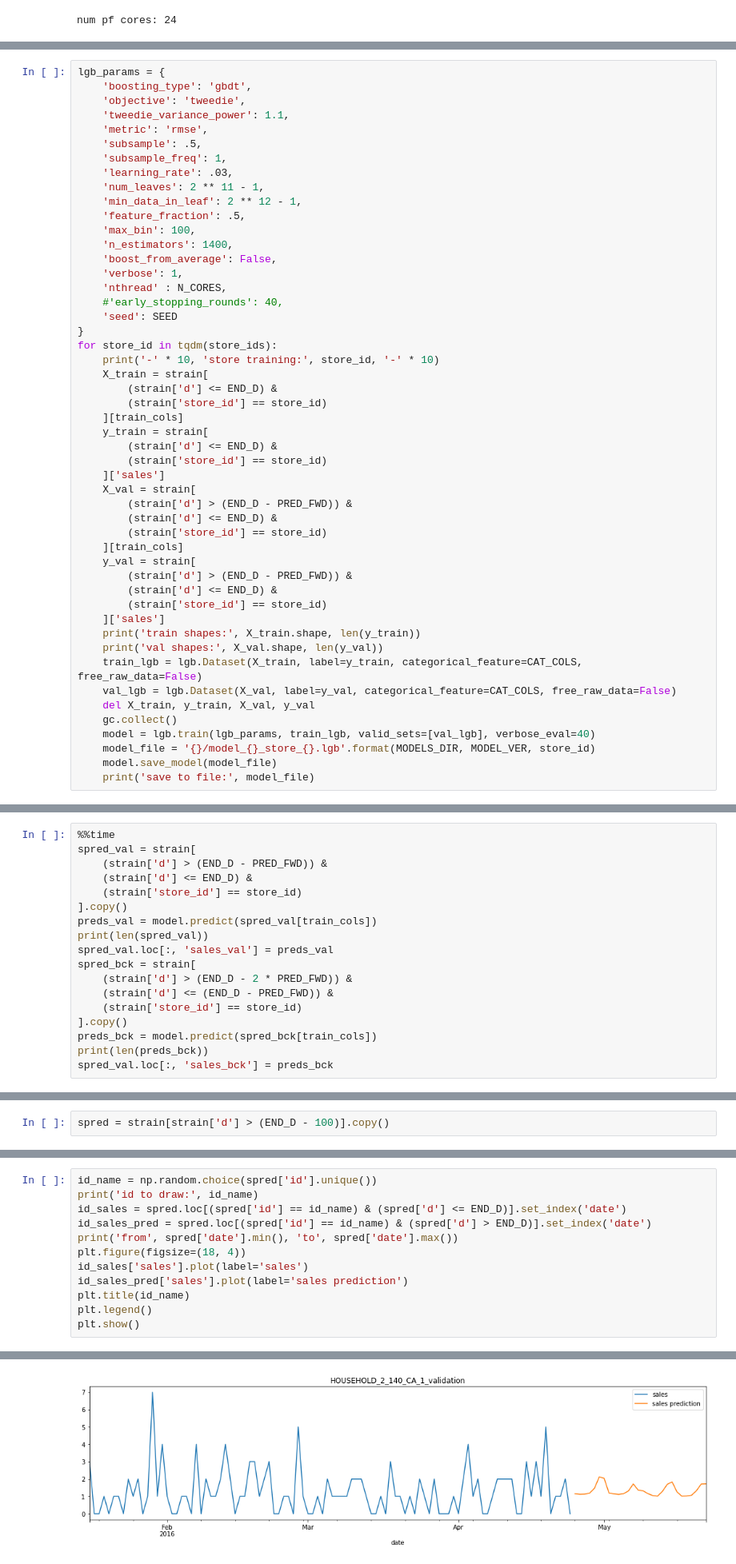
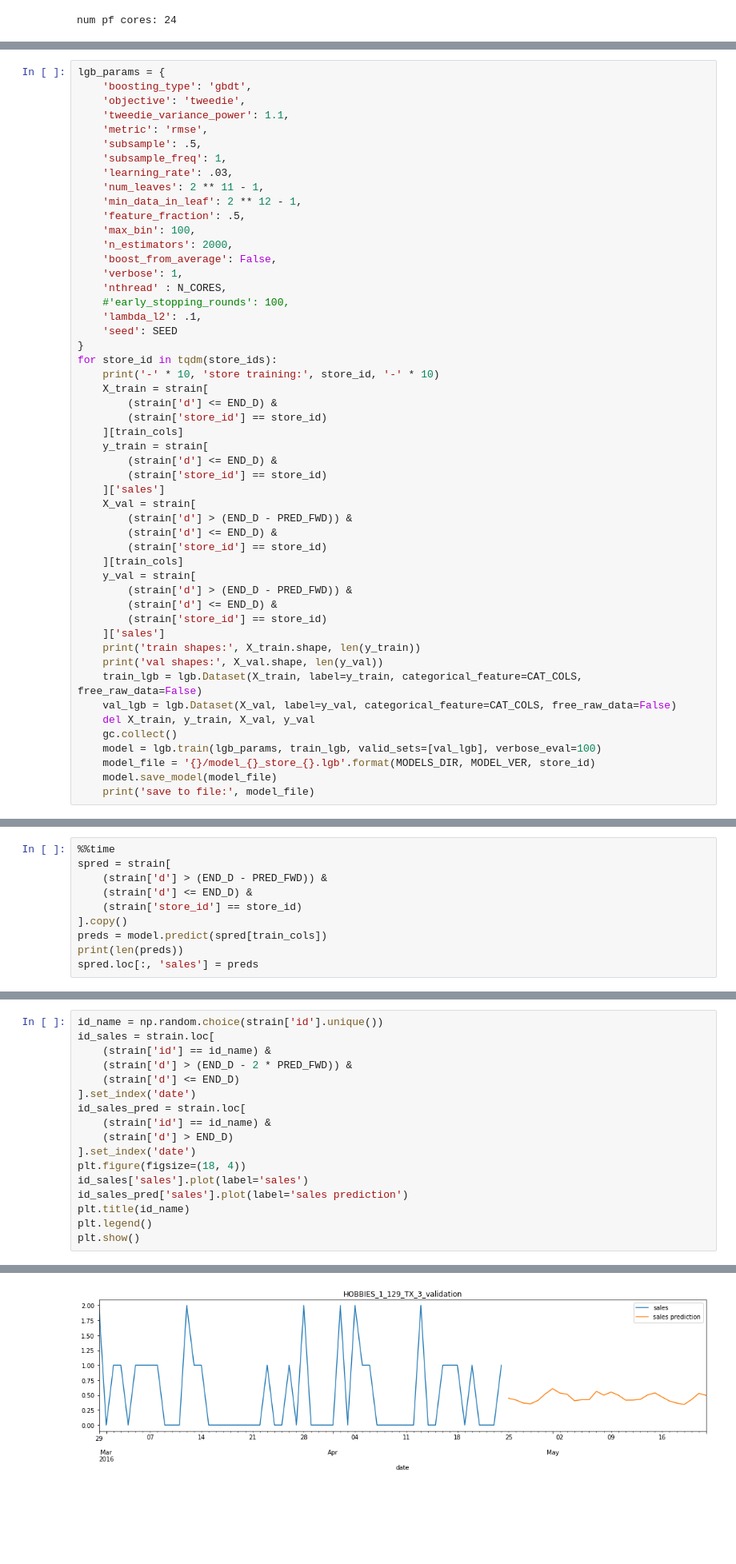
Before and after one commit to vgarshin/kaggle_m5, a Jupyter notebook: m5_model_lgbm_20200407.ipynb, the cells around one changed output, grey strips where cells are left out. Shown at 80% size. Saved outputs shown, nothing was run; the diff lists cells and outputs as text; blank space fills up the shorter version.

```diff
--- a/m5_model_lgbm_20200407.ipynb
+++ b/m5_model_lgbm_20200407.ipynb
@@ -275,11 +271,12 @@ lgb_params = {
     'min_data_in_leaf': 2 ** 12 - 1,
     'feature_fraction': .5,
     'max_bin': 100,
-    'n_estimators': 1400,
+    'n_estimators': 2000,
     'boost_from_average': False,
     'verbose': 1,
     'nthread' : N_CORES,
-    #'early_stopping_rounds': 40,
+    #'early_stopping_rounds': 100,
+    'lambda_l2': .1,
     'seed': SEED
 }
 for store_id in tqdm(store_ids):
@@ -308,7 +305,7 @@ for store_id in tqdm(store_ids):
     val_lgb = lgb.Dataset(X_val, label=y_val, categorical_feature=CAT_COLS, free_raw_data=False)
     del X_train, y_train, X_val, y_val
     gc.collect()
-    model = lgb.train(lgb_params, train_lgb, valid_sets=[val_lgb], verbose_eval=40)
+    model = lgb.train(lgb_params, train_lgb, valid_sets=[val_lgb], verbose_eval=100)
     model_file = '{}/model_{}_store_{}.lgb'.format(MODELS_DIR, MODEL_VER, store_id)
     model.save_model(model_file)
     print('save to file:', model_file)
@@ -359,20 +356,12 @@ plt.show()
 # %%
 %%time
-spred_val = strain[
+spred = strain[
     (strain['d'] > (END_D - PRED_FWD)) &
     (strain['d'] <= END_D) &
     (strain['store_id'] == store_id)
 ].copy()
-preds_val = model.predict(spred_val[train_cols])
-print(len(spred_val))
-spred_val.loc[:, 'sales_val'] = preds_val
-spred_bck = strain[
-    (strain['d'] > (END_D - 2 * PRED_FWD)) &
-    (strain['d'] <= (END_D - PRED_FWD)) &
-    (strain['store_id'] == store_id)
-].copy()
-preds_bck = model.predict(spred_bck[train_cols])
-print(len(preds_bck))
-spred_val.loc[:, 'sales_bck'] = preds_bck
+preds = model.predict(spred[train_cols])
+print(len(preds))
+spred.loc[:, 'sales'] = preds
 # %% [output]
 85372
@@ -404,5 +389,3 @@ from 2011-01-29 00:00:00 to 2016-05-22 00:00:00
-# %%
-spred = strain[strain['d'] > (END_D - 100)].copy()
 # %%
 for pred_d in tqdm(range(1, PRED_FWD + 1)):
     print('=' * 10, 'forecast day forward:', pred_d, '=' * 10)
@@ -445,9 +428,14 @@ in dataframe: (46881677, 97)
 # %%
-id_name = np.random.choice(spred['id'].unique())
-print('id to draw:', id_name)
-id_sales = spred.loc[(spred['id'] == id_name) & (spred['d'] <= END_D)].set_index('date')
-id_sales_pred = spred.loc[(spred['id'] == id_name) & (spred['d'] > END_D)].set_index('date')
-print('from', spred['date'].min(), 'to', spred['date'].max())
+id_name = np.random.choice(strain['id'].unique())
+id_sales = strain.loc[
+    (strain['id'] == id_name) &
+    (strain['d'] > (END_D - 2 * PRED_FWD)) &
+    (strain['d'] <= END_D)
+].set_index('date')
+id_sales_pred = strain.loc[
+    (strain['id'] == id_name) &
+    (strain['d'] > END_D)
+].set_index('date')
 plt.figure(figsize=(18, 4))
 id_sales['sales'].plot(label='sales')
 id_sales_pred['sales'].plot(label='sales prediction')
@@ -460,2 +446,2 @@ from 2016-01-16 00:00:00 to 2016-05-22 00:00:00
-[figure, old version]
+[figure, new version]
 # %%
```
Also changed, not shown: parts of 12 cells of this notebook.
